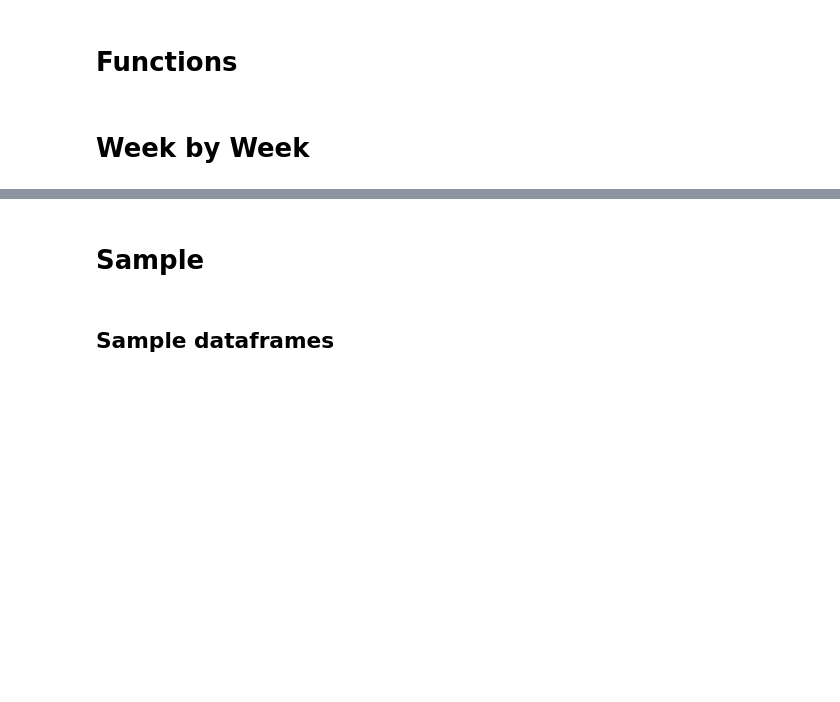
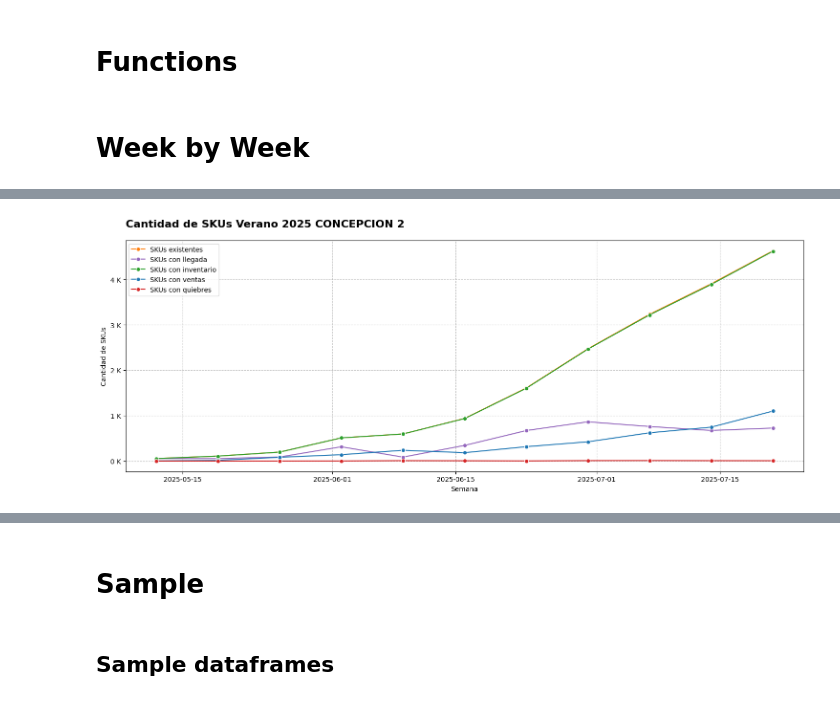
Before and after one commit to bi-retail-tricot/forecast, a Jupyter notebook: notebooks/01_EDA.ipynb, the cells around one changed output, grey strips where cells are left out. Cells and saved outputs as stored; diff of their text form; code cells hidden in the pictures; blank space fills up the shorter version.

```diff
--- a/notebooks/01_EDA.ipynb
+++ b/notebooks/01_EDA.ipynb
@@ -17,0 +50,2 @@ weekly_sales_df = pd.read_parquet(OUTPUT_PATH_PROCESSED_WEEKLY_SALES)
+# %%
+weekly_sales_df = pd.read_parquet("../data/processed/weekly_sales_2025.parquet")
@@ -22,6 +84,8 @@ def summarize_weekly_sales(df,
                            grouping_cols=['nombre_temporada', 'ano_temporada', 'cod_ano_comercial', 'cod_semana'],):
     df = df.groupby(grouping_cols,
                     observed=True).agg(
+        sku_with_history=('cod_sku', 'count'),
+        sku_with_arrival=('flag_sku_arrival', 'sum'),
         sku_with_inventory=('flag_inventory_available', 'sum'),
         sku_with_sales=('flag_sale', 'sum'),
         sku_with_stockout=('flag_stockout', 'sum'),
@@ -70,9 +136,9 @@ plt.show()
 # %%
-store = 32
-season_store = 'Invierno'
+store = 'CONCEPCION 2'
+season_store = 'Verano'
 season_year_store = '2025'
 
-weekly_sales_sample = weekly_sales_df[(weekly_sales_df['cod_sucursal'] == store) &
+weekly_sales_sample = weekly_sales_df[(weekly_sales_df['nombre_sucursal'] == store) &
                                       (weekly_sales_df['nombre_temporada'] == season_store) &
                                       (weekly_sales_df['ano_temporada'] == season_year_store)]
 
@@ -83,6 +149,24 @@ weekly_store_season_sku_sales = summarize_weekly_sales(weekly_sales_sample,
 plt.figure(figsize=(15, 6))
 
 store_name = weekly_store_season_sku_sales['nombre_sucursal'].unique()[0]
+
+sns.lineplot(
+    data=weekly_store_season_sku_sales,
+    x='date',
+    y='sku_with_history',
+    marker='o',
+    label='SKUs existentes',
+    color='tab:orange'
+)
+
+sns.lineplot(
+    data=weekly_store_season_sku_sales,
+    x='date',
+    y='sku_with_arrival',
+    marker='o',
+    label='SKUs con llegada',
+    color='tab:purple'
+)
 
 sns.lineplot(
     data=weekly_store_season_sku_sales,
@@ -102,33 +186,35 @@ sns.lineplot(
     color='tab:blue'
 )
 
 sns.lineplot(
     data=weekly_store_season_sku_sales,
     x='date',
     y='sku_with_stockout',
     marker='o',
     label='SKUs con quiebres',
     color='tab:red'
 )
 
 plt.title(f'Cantidad de SKUs {season_store} {season_year_store} {store_name}',
           fontsize=16,
           fontweight='bold',
           loc='left',
           pad=20)
 
 plt.xlabel('Semana')
 plt.ylabel('Cantidad de SKUs')
 plt.xticks(rotation=0,
            ha='center',
            fontsize=10)
 
 plt.gca().yaxis.set_major_formatter(mtick.FuncFormatter(lambda x, _: f'{x/1000:.0f} K'))
 plt.grid(linestyle='--', alpha=0.7, which='both', axis='both')
 
 plt.legend()
 plt.tight_layout()
 plt.show()
+# %% [output]
+[figure, added]
 # %%
 weekly_store_category_season_sku_sales = summarize_weekly_sales(weekly_sales_sample,
                                                  grouping_cols=['nombre_temporada', 'ano_temporada','nombre_depto','nombre_linea',
```
Also changed, not shown: parts of 15 cells of this notebook, 24 other files.
